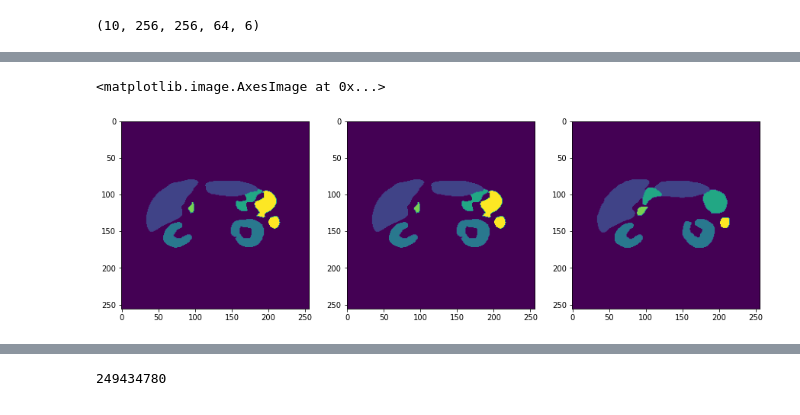
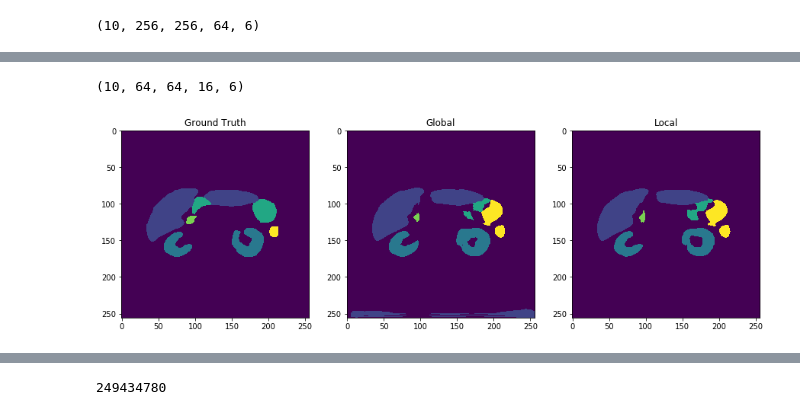
Before and after one commit to imadtoubal/3D-UNET, a Jupyter notebook: test_patches.ipynb, the cells around one changed output, grey strips where cells are left out. Saved outputs shown, nothing was run; the diff lists cells and outputs as text; code cells hidden in the pictures.

```diff
--- a/test_patches.ipynb
+++ b/test_patches.ipynb
@@ -5,6 +5,7 @@ from numpy.random import seed
 import tensorflow as tf
 import datetime
 import pandas as pd
+import matplotlib.pyplot as plt
 
 # Custom imports
 from nets import unet, unet_2d, unet_bi, unetpp, unetpp_2d, scSEunet, scSEunetpp
@@ -12,10 +13,10 @@ from config import get_config
 
 cfg = get_config()
 
-X,  Y, paths  = load_dataset('data_full/test/', return_paths=True, pad=28)
-Xx, Y, paths  = load_dataset('data_full/test/', return_paths=True, addcoords=True, pad=28)
+X,  Y, paths  = load_dataset('data_256_200_64/test/', return_paths=True, pad=28)
+Xx, Y, paths  = load_dataset('data_256_200_64/test/', return_paths=True, addcoords=True, pad=28)
 # %% [output]
 Using TensorFlow backend.
 # %%
 model = scSEunet(256, 256, 64, 1)
-model.load_weights('models/256_model_scseunet2_fl.p5')
+model.load_weights('ckpt/256_model_scseunet2_fl.p5')
@@ -82,7 +100,7 @@ output.shape
 (10, 256, 256, 64, 6)
 # %%
 patch_model = unet(64, 64, 16, 10, bn=True)
-patch_model.load_weights('models/model_1.unet_patches.p5')
+patch_model.load_weights('ckpt_patches/model_1.unet_patches.p5')
 # %%
 steps = (32,32,8)
 # %%
@@ -92,6 +110,6 @@ for i in range(0,256-64+1,steps[1]):
             iend = i+64
             jend = j+64
             kend = k+16
-            patch = X[:,j:jend,i:iend,k:kend]
-            out = patch_model(patch)
-            output[:,j:jend,i:iend,k:kend] += out
+            patch = X[:,j:jend,i:iend,k:kend].astype('float32')
+            out = patch_model.predict(patch, batch_size=1)
+            output[:,j:jend,i:iend,k:kend] = output[:,j:jend,i:iend,k:kend] + out
@@ -115,18 +116,24 @@ plt.imshow(out[6,:,:,7,2])
+# %%
+out.shape
+# %% [output]
+(10, 64, 64, 16, 6)
 # %%
 seg_local = output.argmax(axis=-1)
 slc = 40
 # %%
-import matplotlib.pyplot as plt
 plt.figure(figsize=(15,5))
 plt.subplot(131)
-plt.imshow(seg_local[9,:,:,slc])
+plt.imshow(seg_actual[9,:,:,slc])
+plt.title('Ground Truth')
 plt.subplot(132)
 plt.imshow(seg_global[9,:,:,slc])
+plt.title('Global')
 plt.subplot(133)
-plt.imshow(seg_actual[9,:,:,slc])
+plt.imshow(seg_local[9,:,:,slc])
+plt.title('Local')
+plt.show()
 # %% [output]
-<matplotlib.image.AxesImage at 0x...>
-[figure, old version]
+[figure, new version]
 # %%
 if type(output) == type([]):
     output = output[-1]
```
Also changed, not shown: parts of 7 cells of this notebook.
